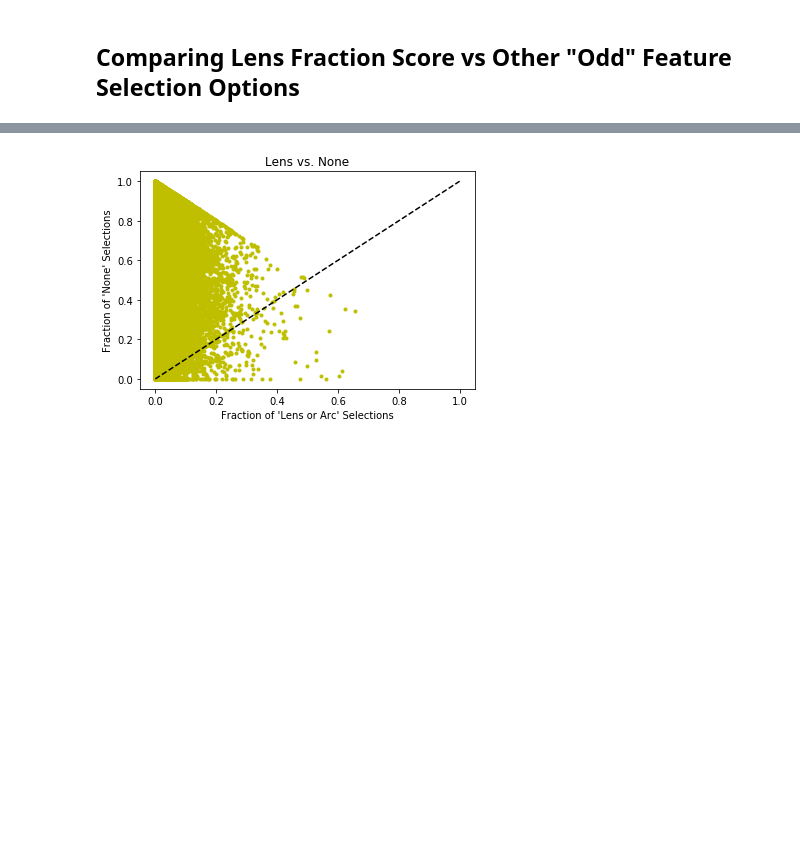
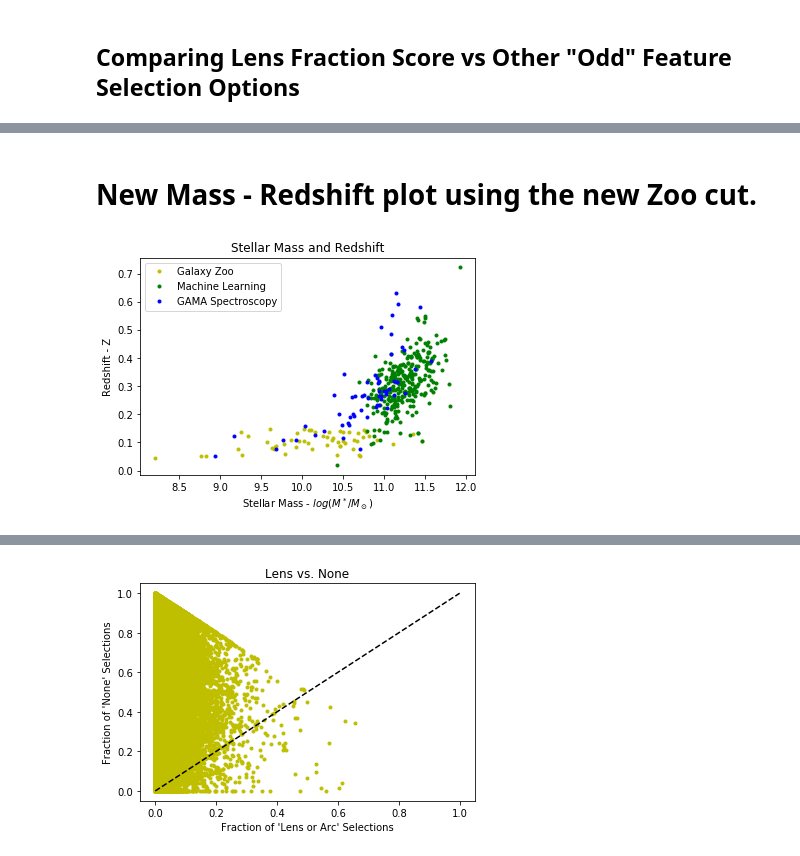
Before and after one commit to shawnknabel/lens_methods, a Jupyter notebook: Shawn Knabel - Gravitational Lensing Notebook - Concise.ipynb, the cells around one changed output, grey strips where cells are left out. Saved outputs shown, nothing was run; the diff lists cells and outputs as text; code cells hidden in the pictures; blank space fills up the shorter version.

Commit message:
Lensing Notebook - Revisions to Zoo Cut

```diff
--- a/Shawn Knabel - Gravitational Lensing Notebook - Concise.ipynb
+++ b/Shawn Knabel - Gravitational Lensing Notebook - Concise.ipynb
@@ -831,0 +872,15 @@ ColDefs(
+# %%
+zoo_with_all_scores = zoo_with_all_scores.drop_duplicates()
+
+zoo_hardcut_from_scores = zoo_with_all_scores[(zoo_with_all_scores.LENS >= zoo_with_all_scores.NONE) &
+                                          (zoo_with_all_scores.LENS >= zoo_with_all_scores.RING) &
+                                          (zoo_with_all_scores.LENS >= zoo_with_all_scores.IRREGULAR) &
+                                          (zoo_with_all_scores.LENS >= zoo_with_all_scores.OTHER) &
+                                          (zoo_with_all_scores.LENS >= zoo_with_all_scores.DUST_LANE) &
+                                          (zoo_with_all_scores.LENS >= zoo_with_all_scores.OVERLAPPING) &
+                                         (zoo_with_all_scores.Z.notnull())]
+
+zoo_hardcut_from_scores = zoo_hardcut_from_scores.reset_index()
+zoo_hardcut_from_scores = zoo_hardcut_from_scores.drop(columns = 'index')
+
+zoo_hardcut_from_scores
@@ -831,0 +937,16 @@ ColDefs(
+# %% [markdown]
+# New Mass - Redshift plot using the new Zoo cut.
+# %%
+plt.plot(np.log10(zoo_hardcut_from_scores.STELLAR_MASS), zoo_hardcut_from_scores.Z, 'y.',label='Galaxy Zoo')
+plt.plot(np.log10(mac_with_mass.STELLAR_MASS), mac_with_mass.Z, 'g.',label='Machine Learning')
+plt.plot(np.log10(spec_with_mass.STELLAR_MASS), spec_with_mass.Z, 'b.',label='GAMA Spectroscopy')
+
+plt.xlabel(r"Stellar Mass - $log(M^*/M_\odot)$")
+plt.ylabel("Redshift - Z")
+plt.title("Stellar Mass and Redshift")
+plt.legend(loc='best')
+plt.savefig('/home/shawn/Desktop/gravitational_lensing_research/Lens_Project_Visuals/Stellar_mass_to_redshift_plot_revised.pdf')
+
+plt.show()
+# %% [output]
+[figure, added]
```
Also changed, not shown: parts of 9 cells of this notebook, 2 other files.
